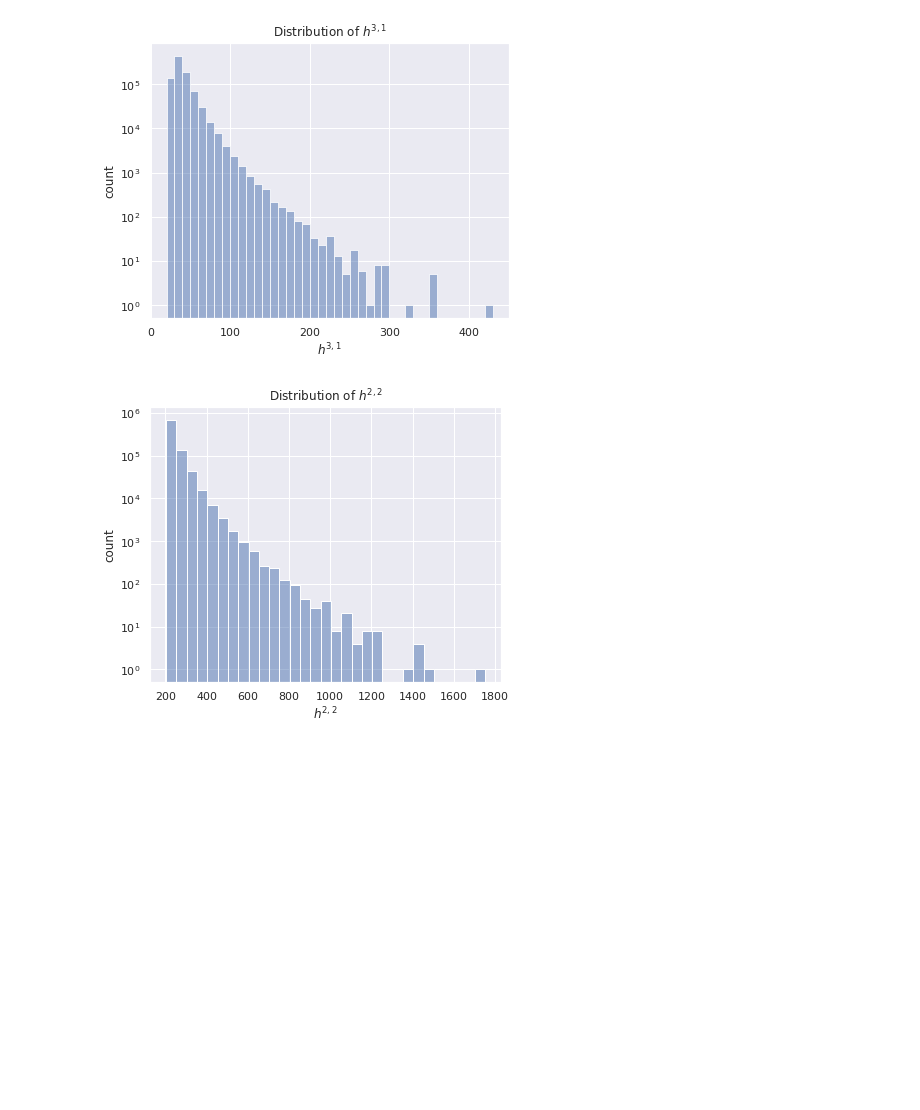
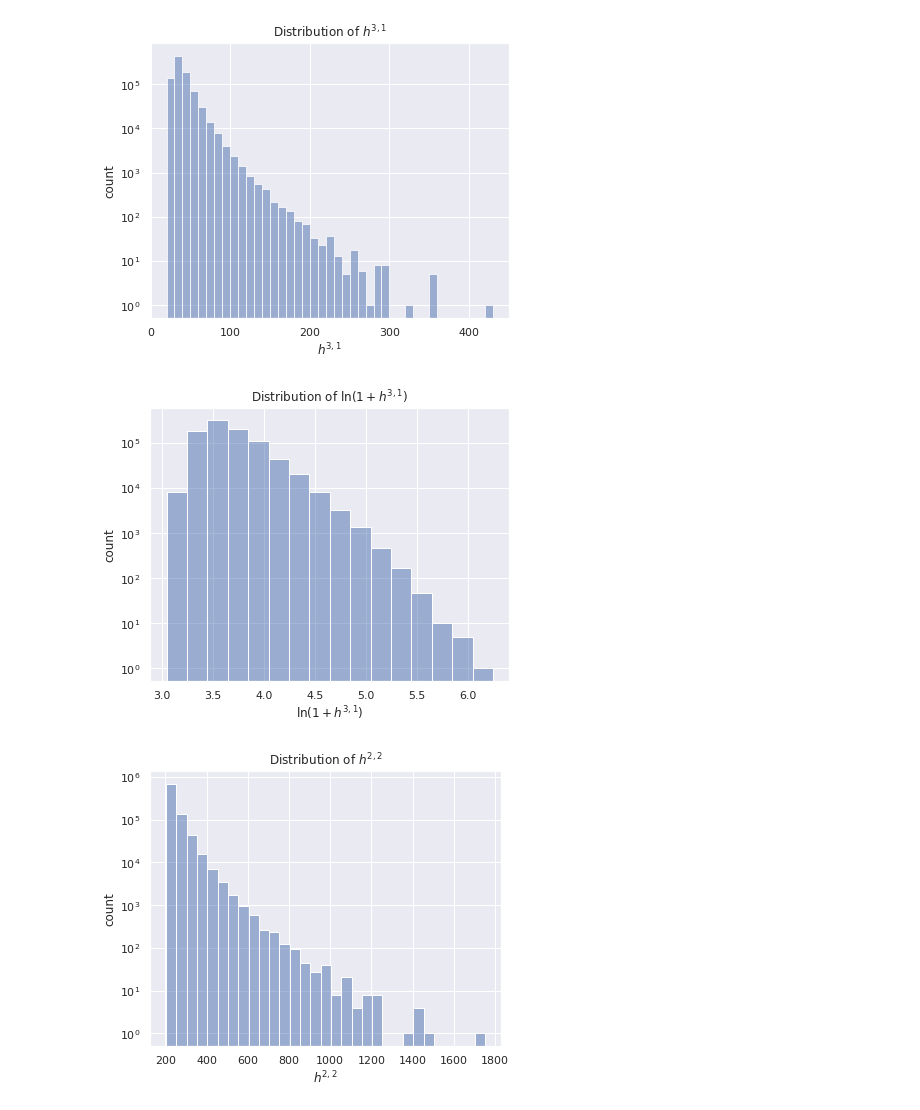
Before and after one commit to thesfinox/ml-cicy-4folds, a Jupyter notebook: cicy4_eda.ipynb, the cells around one changed output. Drawn from its saved outputs; the diff is of its cells as text; code cells hidden in the pictures; blank space fills up the shorter version.

```diff
--- a/cicy4_eda.ipynb
+++ b/cicy4_eda.ipynb
@@ -181,6 +217,24 @@ ax.set(title='Distribution of $h^{3,1}$',
 savefig('distr_h31', fig, show=True)
 # %% [output]
 [figure]
+# %%
+fig, ax = plt.subplots(1, 1, figsize=ratio(1,1))
+
+sns.histplot(data=df['h31'].apply(np.log1p),
+             binwidth=0.2,
+             color='C0',
+             alpha=0.5,
+             ax=ax
+            )
+ax.set(title='Distribution of $\ln(1 + h^{3,1})$',
+       xlabel='$\ln(1 + h^{3,1})$',
+       ylabel='count',
+       yscale='log'
+      )
+
+savefig('distr_h31', fig, show=True)
+# %% [output]
+[figure, added]
 # %%
 fig, ax = plt.subplots(1, 1, figsize=ratio(1,1))
 
```
Also changed, not shown: parts of 43 cells of this notebook, 4 other files.
